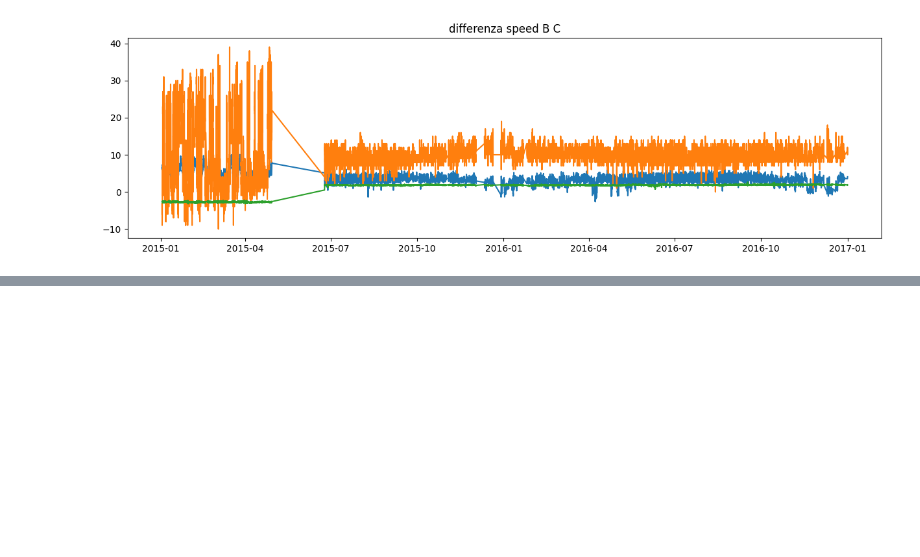
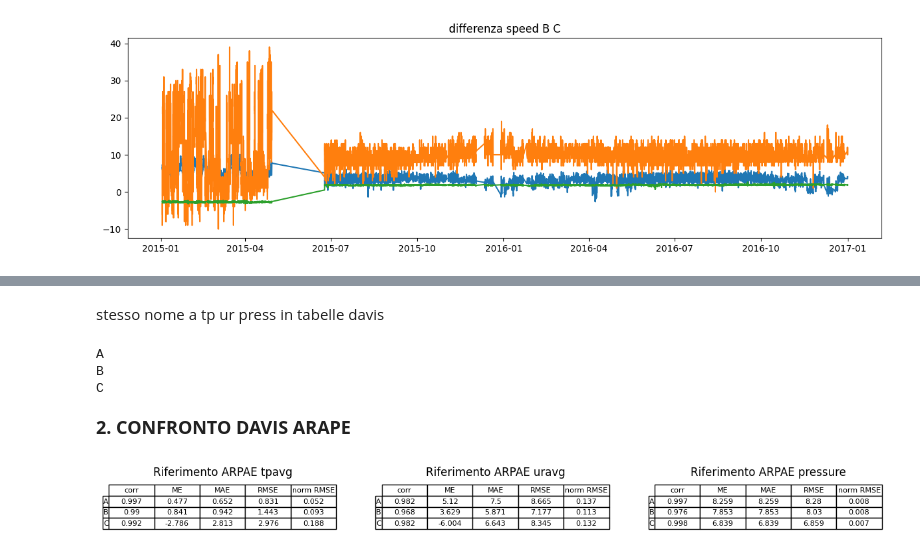
Before and after one commit to FedeJack06/Laboratorio-di-Fisica-dell-Atmosfera, a Jupyter notebook: 1esp/B_Stazioni_Davis.ipynb, the cells around one changed output, grey strips where cells are left out. Saved outputs shown, nothing was run; the diff lists cells and outputs as text; code cells hidden in the pictures; blank space fills up the shorter version.

```diff
--- a/1esp/B_Stazioni_Davis.ipynb
+++ b/1esp/B_Stazioni_Davis.ipynb
@@ -270,6 +278,9 @@ stazione C
 outTemp Resolution: 0.04999999999999716 units
 outHum Resolution: 1.0 units
 Press Resolution: 0.029999999999972715 units
+# %%
+for stazione in stazioni:
+    display(globals()["df_"+stazione+"_year_filt"])
 # %% [markdown]
 <span style="font-size: large;">**3. CONFRONTO TRA STAZIONI DIVERSE**
 
@@ -738,0 +381,10 @@ with open(file_path, 'w') as file:
+# %%
+for stazione in stazioni:
+    df = globals()["df_"+stazione+"_year_filt"]
+    print(stazione)
+    df['hour'] = df['Datetime'].dt.floor('H') #arrotondo ora precedente
+    df['Datetime'] = df['hour']
+    df = df.drop('Stagione', axis=1).groupby('hour').mean() #elimino stagione che non si può mediare
+    df['Interval'] = 60
+    display(df)
+    globals()["df_"+stazione+"_year_1h"] = df
@@ -738,0 +437,39 @@ with open(file_path, 'w') as file:
+# %% [markdown]
+stesso nome a tp ur press in tabelle davis
+# %%
+for stazione in stazioni:
+    print(stazione)
+    df = globals()["df_"+stazione+"_year_1h"]
+    df.rename(columns={"outTemp": "tpavg", "outHum": "uravg", "Press": "pressure"}, inplace=True)
+# %% [output]
+A
+B
+C
+# %% [markdown]
+<span style="font-size: large;">**2. CONFRONTO DAVIS ARAPE**
+# %%
+stazioni = ['A', 'B', 'C']
+vars = ['tpavg', 'uravg', 'pressure']
+fig, axes = plt.subplots(1, 3, figsize=(3 * 5, 1))
+i = 0
+for var in vars:
+    rows = []
+    for stazione in stazioni:
+        corr, me, mae, rmse, nrmse = compare_column(globals()["df_ARPAE"], globals()["df_"+stazione+"_year_1h"], var)
+        rows.append([round(corr,3), round(me,3), round(mae,3), round(rmse,3), round(nrmse,3)])
+
+    df = pd.DataFrame(rows, index=stazioni, columns=['corr', 'ME', 'MAE', 'RMSE', 'norm RMSE'])
+
+    #table image from dataframe
+    ax = axes[i]
+    i +=1
+    ax.axis('off')
+    ax.set_title("Riferimento ARPAE "+var, loc='center')
+    table = pd.plotting.table(ax, df, loc='center', cellLoc='center')
+    table.auto_set_font_size(False)
+    table.set_fontsize(8)
+    table.scale(1, 1)
+
+plt.savefig('FIGURE/tp_ur_pr_compare_arpae.png', dpi=300, bbox_inches='tight')
+# %% [output]
+[figure, added]
```
Also changed, not shown: parts of 31 cells of this notebook, 2 other files.
